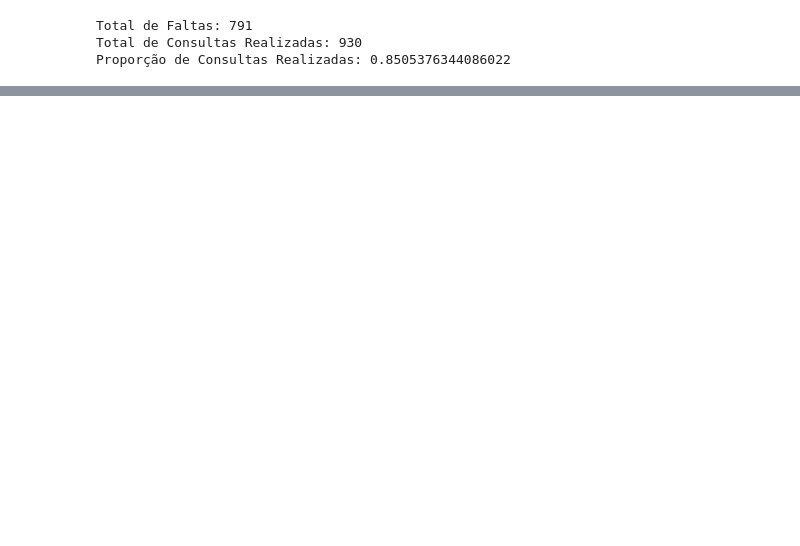
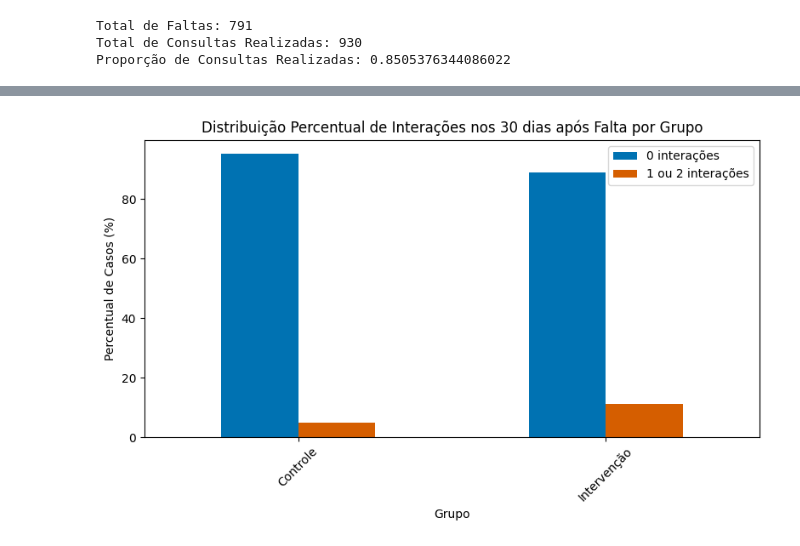
Before and after one commit to GARTosto/fluanutricaojob1, a Jupyter notebook: Flua_job1_analises.ipynb, the cells around one changed output, grey strips where cells are left out. Saved outputs shown, nothing was run; the diff lists cells and outputs as text; code cells hidden in the pictures; blank space fills up the shorter version.

```diff
--- a/Flua_job1_analises.ipynb
+++ b/Flua_job1_analises.ipynb
@@ -572,0 +574,24 @@ plt.show()
+# %%
+import matplotlib.pyplot as plt
+
+# Calcula os percentuais para cada grupo
+df_o4_percent = df_o4.copy()
+total_por_grupo = df_o4_percent[['QTD_0_INTERACOES', 'QTD_1_2_INTERACOES']].sum(axis=1)
+df_o4_percent['%_0_INTERACOES'] = df_o4_percent['QTD_0_INTERACOES'] / total_por_grupo * 100
+df_o4_percent['%_1_2_INTERACOES'] = df_o4_percent['QTD_1_2_INTERACOES'] / total_por_grupo * 100
+
+# Gráfico de barras agrupadas em porcentagem
+df_o4_percent.set_index('INTERVENCAO_RC')[['%_0_INTERACOES', '%_1_2_INTERACOES']].plot(
+    kind='bar',
+    figsize=(8,5),
+    color=['#0072B2', '#D55E00']
+)
+plt.title('Distribuição Percentual de Interações nos 30 dias após Falta por Grupo')
+plt.xlabel('Grupo')
+plt.ylabel('Percentual de Casos (%)')
+plt.legend(['0 interações', '1 ou 2 interações'])
+plt.xticks(rotation=45)
+plt.tight_layout()
+plt.show()
+# %% [output]
+[figure, added]
```
Also changed, not shown: parts of 26 cells of this notebook, 1 other file.
